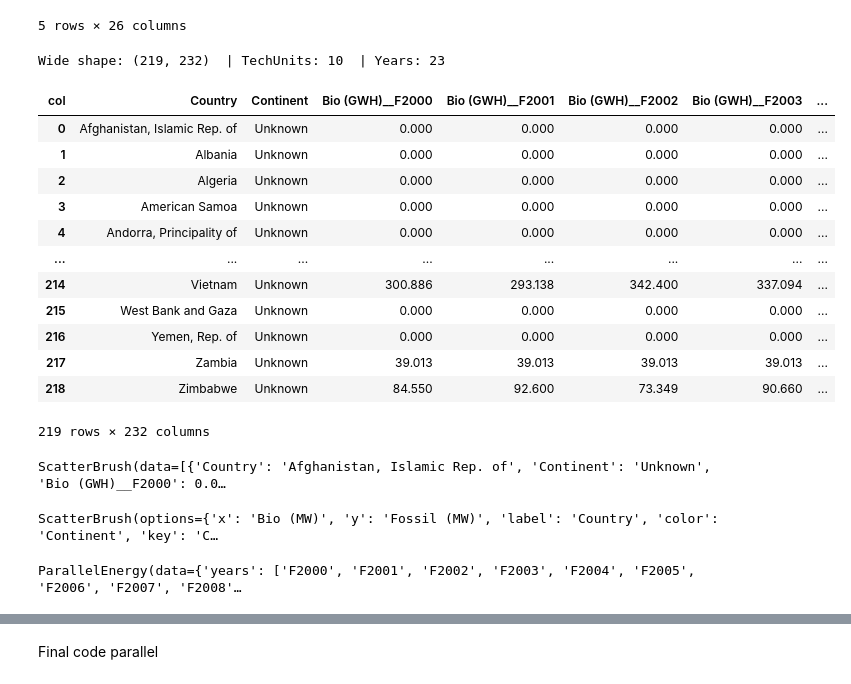
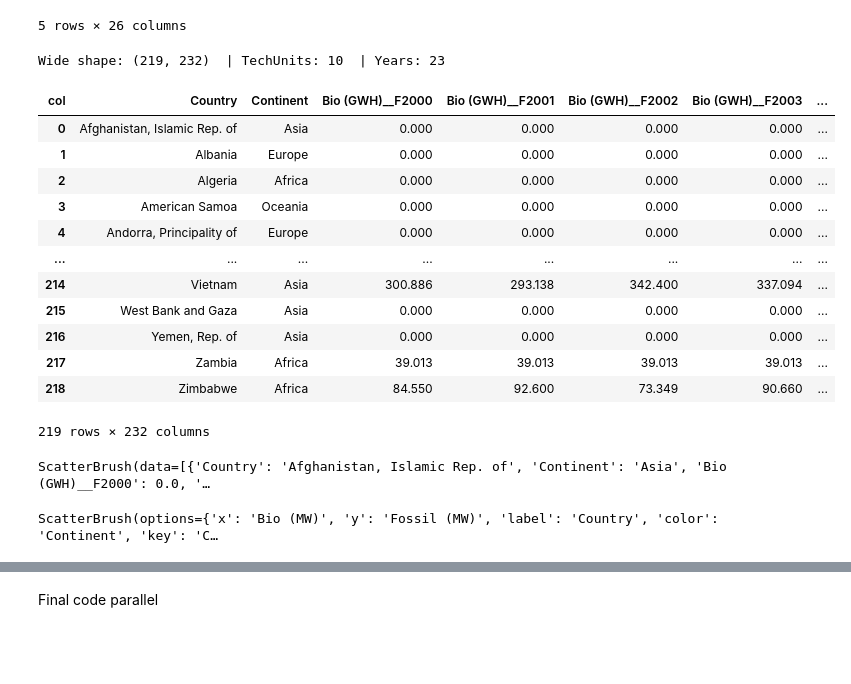
Before and after one commit to ChristianFrisancho/Proyect-Visualization, a Jupyter notebook: Milan_Notebook.ipynb, the cells around one changed output, grey strips where cells are left out. Drawn from its saved outputs; the diff is of its cells as text; code cells hidden in the pictures; blank space fills up the shorter version.

Commit message:
fix the translation, delete medias.py, fix paths

```diff
--- a/Milan_Notebook.ipynb
+++ b/Milan_Notebook.ipynb
@@ -2,7 +2,7 @@
 # 1) Prepara datos (año, pivot por país y estándar de tecnologías)
 import pandas as pd
 
-df = pd.read_csv("Renewable_Energy.csv")
+df = pd.read_csv("data/Renewable_Energy.csv")
 year_cols = [c for c in df.columns if c.startswith("F")]
 for c in year_cols: df[c] = pd.to_numeric(df[c], errors="coerce")
 
@@ -44,7 +44,7 @@ import pandas as pd
 import re
 
 # 1) Load + filter valid ISO2
-csv_path = "Renewable_Energy.csv"
+csv_path = "data/Renewable_Energy.csv"
 f = pd.read_csv(csv_path)
 iso2_clean = f["ISO2"].astype(str).str.strip()
 f = f[iso2_clean.ne("") & f["ISO2"].notna()].copy()
@@ -115,7 +115,7 @@ import re
 import pandas as pd
 
 # 1) Load + ISO2 filter
-csv_path = "Renewable_Energy.csv"
+csv_path = "data/Renewable_Energy.csv"
 f = pd.read_csv(csv_path)
 iso2_clean = f["ISO2"].astype(str).str.strip()
 f = f[iso2_clean.ne("") & f["ISO2"].notna()].copy()
@@ -196,44 +196,44 @@ agg = f.groupby(["Country","Continent","TechUnit"], as_index=False)[year_cols].s
 #   b) long -> add combined column name "<TechUnit>__FYYYY"
 long = agg.melt(id_vars=["Country","Continent","TechUnit"],                             #! DEBUG REMOVED: "ObjectId",
                 value_vars=year_cols, var_name="YearCol", value_name="Value")
 long["col"] = long["TechUnit"] + "__" + long["YearCol"]
 #   c) wide pivot
 wide = (long.pivot_table(index=["Country","Continent"], columns="col",                  #! DEBUG REMOVED: "ObjectId",
                          values="Value", aggfunc="sum")
             .reset_index()
             .fillna(0.0))
 
 # 8) Output objects you’ll use later
 df_wide = wide  # columns: ObjectId, Country, Continent, <TechUnit>__FYYYY, ...
 tech_options = sorted(f["TechUnit"].unique().tolist())  # all TechUnits (MW+GWh)
 xy_kwargs = {f"XY_var{i+1}": t for i, t in enumerate(tech_options)}  # for widget call
 
 print(f"Wide shape: {df_wide.shape}  | TechUnits: {len(tech_options)}  | Years: {len(year_cols)}")
 
 # Consistent color palette for continents
 continent_colors = {
     "Asia": "#1f77b4",
     "Europe": "#ff7f0e",
     "Africa": "#2ca02c",
     "Oceania": "#d62728",
     "America": "#9467bd",
 }
 
 df_wide
 # %% [output]
 Wide shape: (219, 232)  | TechUnits: 10  | Years: 23
 | col | Country | Continent | Bio (GWH)__F2000 | Bio (GWH)__F2001 | Bio (GWH)__F2002 | Bio (GWH)__F2003 | ... |
-| 0 | Afghanistan, Islamic Rep. of | Unknown | 0.000 | 0.000 | 0.000 | 0.000 | ... |
-| 1 | Albania | Unknown | 0.000 | 0.000 | 0.000 | 0.000 | ... |
-| 2 | Algeria | Unknown | 0.000 | 0.000 | 0.000 | 0.000 | ... |
-| 3 | American Samoa | Unknown | 0.000 | 0.000 | 0.000 | 0.000 | ... |
-| 4 | Andorra, Principality of | Unknown | 0.000 | 0.000 | 0.000 | 0.000 | ... |
+| 0 | Afghanistan, Islamic Rep. of | Asia | 0.000 | 0.000 | 0.000 | 0.000 | ... |
+| 1 | Albania | Europe | 0.000 | 0.000 | 0.000 | 0.000 | ... |
+| 2 | Algeria | Africa | 0.000 | 0.000 | 0.000 | 0.000 | ... |
+| 3 | American Samoa | Oceania | 0.000 | 0.000 | 0.000 | 0.000 | ... |
+| 4 | Andorra, Principality of | Europe | 0.000 | 0.000 | 0.000 | 0.000 | ... |
 | ... | ... | ... | ... | ... | ... | ... | ... |
-| 214 | Vietnam | Unknown | 300.886 | 293.138 | 342.400 | 337.094 | ... |
-| 215 | West Bank and Gaza | Unknown | 0.000 | 0.000 | 0.000 | 0.000 | ... |
-| 216 | Yemen, Rep. of | Unknown | 0.000 | 0.000 | 0.000 | 0.000 | ... |
-| 217 | Zambia | Unknown | 39.013 | 39.013 | 39.013 | 39.013 | ... |
-| 218 | Zimbabwe | Unknown | 84.550 | 92.600 | 73.349 | 90.660 | ... |
+| 214 | Vietnam | Asia | 300.886 | 293.138 | 342.400 | 337.094 | ... |
+| 215 | West Bank and Gaza | Asia | 0.000 | 0.000 | 0.000 | 0.000 | ... |
+| 216 | Yemen, Rep. of | Asia | 0.000 | 0.000 | 0.000 | 0.000 | ... |
+| 217 | Zambia | Africa | 39.013 | 39.013 | 39.013 | 39.013 | ... |
+| 218 | Zimbabwe | Africa | 84.550 | 92.600 | 73.349 | 90.660 | ... |
 219 rows × 232 columns
 # %%
 from Isea.scatter import ScatterBrush
@@ -263,7 +263,7 @@ w_scatter = ScatterBrush(
 )
 display(w_scatter)
 # %% [output]
-ScatterBrush(data=[{'Country': 'Afghanistan, Islamic Rep. of', 'Continent': 'Unknown', 'Bio (GWH)__F2000': 0.0…
+ScatterBrush(data=[{'Country': 'Afghanistan, Islamic Rep. of', 'Continent': 'Asia', 'Bio (GWH)__F2000': 0.0, '…
 # %%
 # --- Minimal linked view: second scatter shows only the selected countries ---
 
@@ -353,18 +338,2 @@ df["Technology_std"] = df["Technology"].map(tech_map).fillna(df["Technology"])
-# %%
-w = ParallelEnergy(
-    df, years,
-    tech_col="Technology_std",
-    label_col="Country",
-    dims=("Fossil", "Solar", "Hydro", "Wind", "Bio"),
-    year_start="F2023",
-    width=1100, height=560,
-    margin=dict(left=50, right=180, top=80, bottom=36),  # ajusta si quieres
-    panel_position="bottom",       # "right" o "bottom"
-    panel_width=320, panel_height=220,
-    log_axes=False, normalize=False, reorder=True
-)
-w
-# %% [output]
-ParallelEnergy(data={'years': ['F2000', 'F2001', 'F2002', 'F2003', 'F2004', 'F2005', 'F2006', 'F2007', 'F2008'…
 # %%
 # w.show_selection()
```
Also changed, not shown: parts of 11 cells of this notebook, 3 other files.
